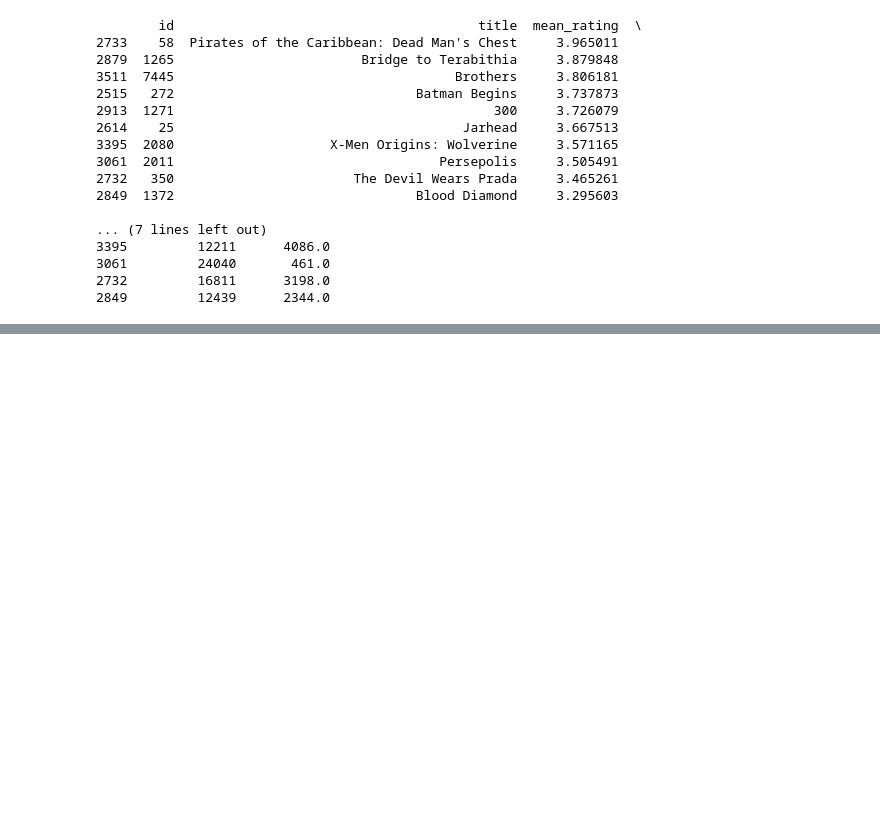
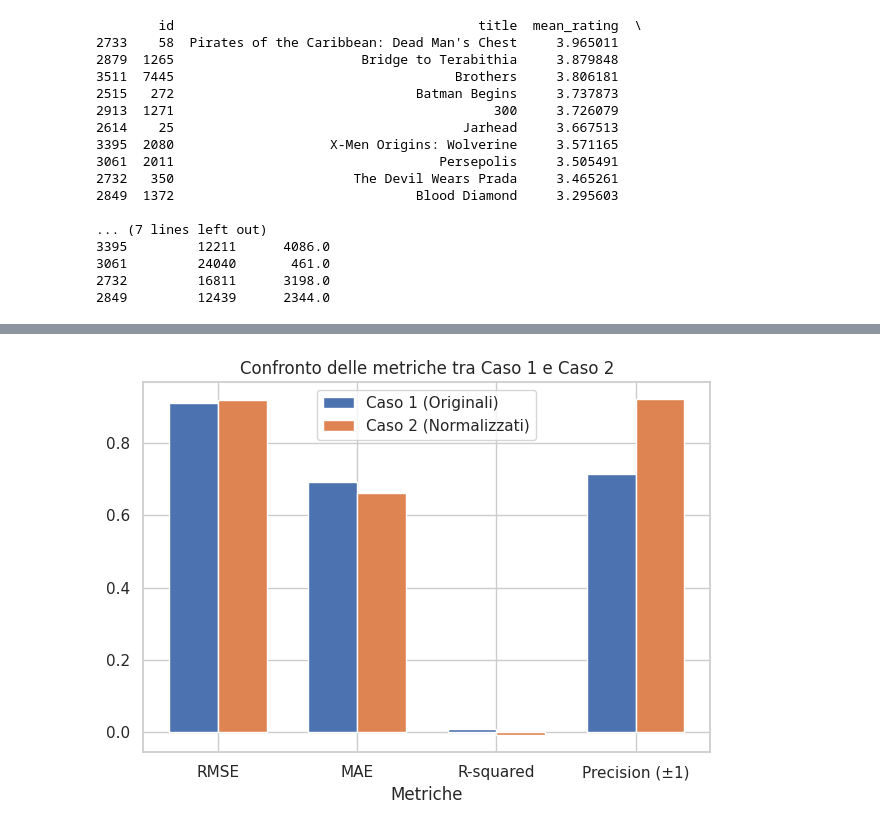
Before and after one commit to zxb-97/NLP1, a Jupyter notebook: Ghedo.ipynb, the cells around one changed output, grey strips where cells are left out. Saved outputs shown, nothing was run; the diff lists cells and outputs as text; code cells hidden in the pictures; blank space fills up the shorter version.

```diff
--- a/Ghedo.ipynb
+++ b/Ghedo.ipynb
@@ -1540,0 +1648,29 @@ top_10_movies.to_csv('top_10_movies_2005_percentile_97_5_ratings_95_votes.csv',
+# %%
+import matplotlib.pyplot as plt
+import numpy as np
+
+# Valori medi delle metriche per i due casi (quelli che hai fornito)
+metrics = ['RMSE', 'MAE', 'R-squared', 'Precision (±1)']
+case_1_values = [0.9096, 0.6914, 0.0095, 0.7130]
+case_2_values = [0.9178, 0.6611, -0.0085, 0.9210]
+
+# Configurazione del grafico
+x = np.arange(len(metrics))
+width = 0.35  # Larghezza delle barre
+
+fig, ax = plt.subplots()
+bars_case_1 = ax.bar(x - width/2, case_1_values, width, label='Caso 1 (Originali)')
+bars_case_2 = ax.bar(x + width/2, case_2_values, width, label='Caso 2 (Normalizzati)')
+
+# Aggiungi etichette e titolo
+ax.set_xlabel('Metriche')
+ax.set_title('Confronto delle metriche tra Caso 1 e Caso 2')
+ax.set_xticks(x)
+ax.set_xticklabels(metrics)
+ax.legend()
+
+# Mostra il grafico
+plt.tight_layout()
+plt.show()
+# %% [output]
+[figure, added]
```
Also changed, not shown: parts of 22 cells of this notebook.
